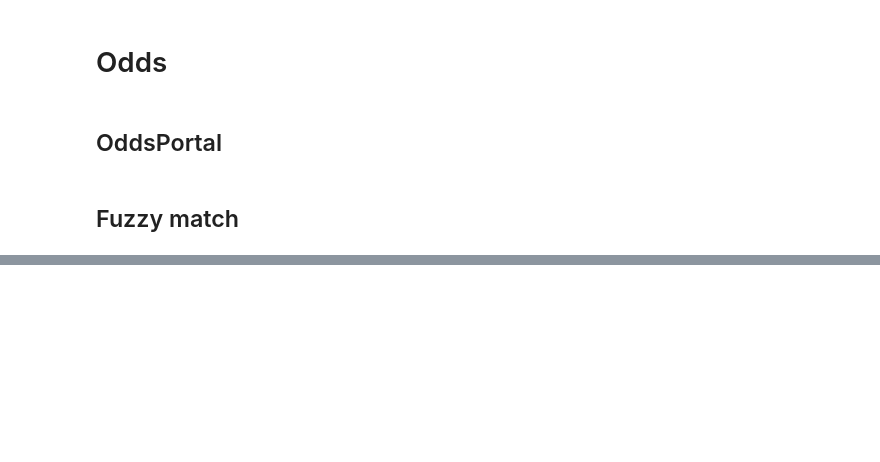
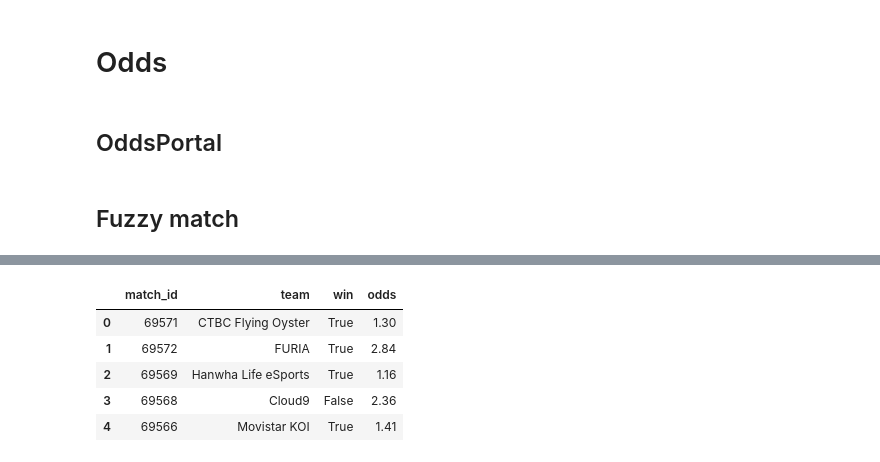
Before and after one commit to Admex666/TSDP, a Jupyter notebook: TipForge/esport-lol/ml.ipynb, the cells around one changed output, grey strips where cells are left out. Saved outputs shown, nothing was run; the diff lists cells and outputs as text; code cells hidden in the pictures; blank space fills up the shorter version.

```diff
--- a/TipForge/esport-lol/ml.ipynb
+++ b/TipForge/esport-lol/ml.ipynb
@@ -582,0 +821,82 @@ print(f"Matches with matched odds: {len(matches[matches['team1_odds'].notna()])}
+# %%
+# ML betting sim
+
+import pandas as pd
+import numpy as np
+from sklearn.model_selection import train_test_split
+from sklearn.ensemble import RandomForestClassifier
+from sklearn.metrics import accuracy_score
+
+# --- 1️⃣ Csak azokat a meccseket tartjuk meg, amelyekhez vannak oddsok ---
+ml_df_odds = ml_df[ml_df['match_id'].isin(matches_o['match_id'])].copy()
+
+# --- 2️⃣ Merge-eljük az oddsokat ---
+ml_df_odds = ml_df_odds.merge(
+    matches_o[['match_id', 'team1_odds', 'team2_odds']],
+    on='match_id',
+    how='left'
+)
+
+# --- 3️⃣ ML feature/target előkészítés ---
+features = [
+    'team1_elo_before', 'team2_elo_before', 'elo_diff',
+    'team1_winrate_5', 'team2_winrate_5',
+    'team1_winrate_10', 'team2_winrate_10',
+    'is_playoffs', 'is_international',
+    'team1_vision_control', 'team2_vision_control',
+    'team1_dragon_control', 'team2_dragon_control',
+    'team1_baron_control', 'team2_baron_control'
+]
+
+X = ml_df_odds[features].copy()
+y = ml_df_odds['target']
+
+# --- 4️⃣ Train/test split idősoros módon (80% train, 20% test) ---
+ml_df_odds = ml_df_odds.sort_values('date')
+split_idx = int(0.8 * len(ml_df_odds))
+X_train, X_test = X.iloc[:split_idx], X.iloc[split_idx:]
+y_train, y_test = y.iloc[:split_idx], y.iloc[split_idx:]
+ml_test = ml_df_odds.iloc[split_idx:].copy()  # idősoros metrikákhoz
+
+# --- 5️⃣ Random Forest modell ---
+model = RandomForestClassifier(n_estimators=200, random_state=42)
+model.fit(X_train, y_train)
+y_pred_proba = model.predict_proba(X_test)[:, 1]  # P(team1 wins)
+y_pred = (y_pred_proba > 0.5).astype(int)
+
+# --- 6️⃣ Pontosság ---
+acc = accuracy_score(y_test, y_pred)
+print(f"✅ Test accuracy: {acc:.3f}")
+
+# --- 7️⃣ Value betting szimuláció ---
+bankroll = 30.0  # kezdő bankroll
+unit = 1.0       # 1 egység / tét
+value_bets = 0
+
+results = []
+
+for idx, row in ml_test.iterrows():
+    p_team1 = model.predict_proba([row[features]])[0][1]
+    p_team2 = 1 - p_team1
+    # Value bet logika: ha az odds + valószínűség > 1
+    if p_team1 > 0 and (row['team1_odds'] * p_team1 - 1) > 0:
+        value_bets += 1
+        win = row['target'] == 1
+        bankroll += unit * (row['team1_odds'] - 1) if win else -unit
+        results.append({'match_id': row['match_id'], 'team': row['team1'], 'win': win, 'odds': row['team1_odds']})
+    if p_team2 > 0 and (row['team2_odds'] * p_team2 - 1) > 0:
+        value_bets += 1
+        win = row['target'] == 0
+        bankroll += unit * (row['team2_odds'] - 1) if win else -unit
+        results.append({'match_id': row['match_id'], 'team': row['team2'], 'win': win, 'odds': row['team2_odds']})
+
+# --- 8️⃣ Eredmények ---
+roi = (bankroll - 30.0) / 30.0 * 100
+print(f"✅ Value bets count: {value_bets}")
+print(f"✅ Final bankroll: {bankroll:.2f}")
+print(f"✅ ROI: {roi:.2f}%")
+
+# --- 9️⃣ Opció: results dataframe ---
+results_df = pd.DataFrame(results)
+display(results_df.head())
+# %% [output]
@@ -582,0 +907,6 @@ print(f"Matches with matched odds: {len(matches[matches['team1_odds'].notna()])}
+|  | match_id | team | win | odds |
+| 0 | 69571 | CTBC Flying Oyster | True | 1.30 |
+| 1 | 69572 | FURIA | True | 2.84 |
+| 2 | 69569 | Hanwha Life eSports | True | 1.16 |
+| 3 | 69568 | Cloud9 | False | 2.36 |
+| 4 | 69566 | Movistar KOI | True | 1.41 |
```
Also changed, not shown: parts of 9 cells of this notebook.
